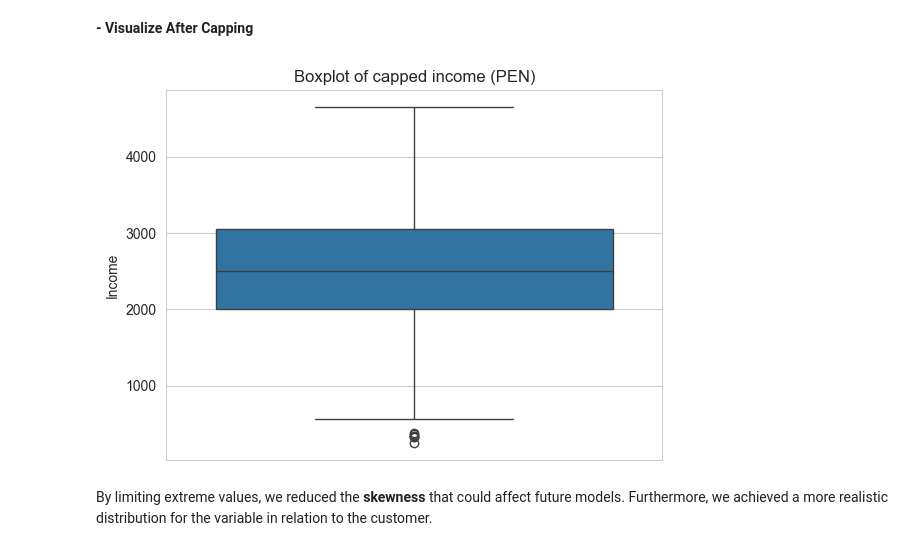
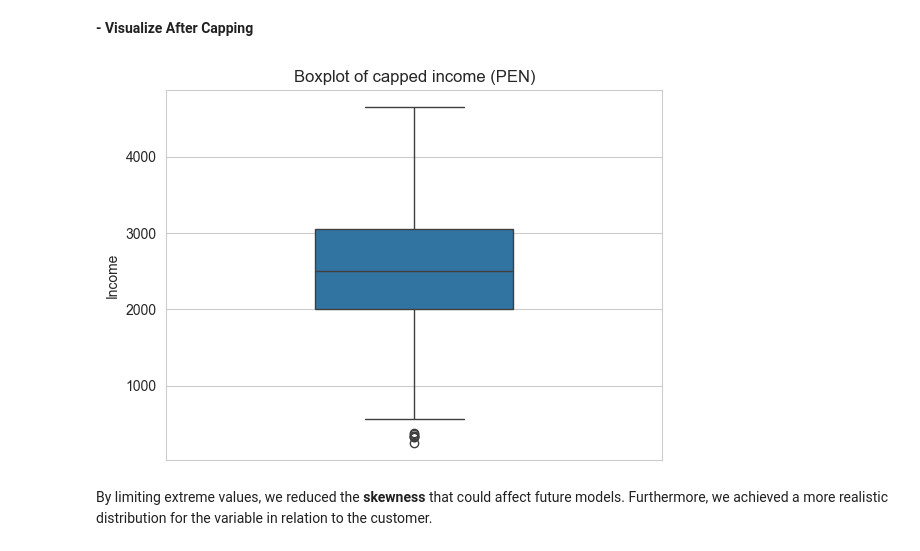
Before and after one commit to AnSebCR1705/Implementing-data-mining-topics-in-Python-and-comparing-them-to-R, a Jupyter notebook: Sessions/02_Data_Preprocessing.ipynb, the cells around one changed output. Cells and saved outputs as stored; diff of their text form; code cells hidden in the pictures.

```diff
--- a/Sessions/02_Data_Preprocessing.ipynb
+++ b/Sessions/02_Data_Preprocessing.ipynb
@@ -362,7 +362,7 @@ We clean **selected binary and categorical variables** by removing extra whitesp
 binary_vars = ["purchase_made", "discount_used", "returned_product", "satisfaction_rating"]
 
 # Change "" to NA and standarize to lowercase
-df[binary_vars] = (df[binary_vars].apply(lambda s: s.str.strip().str.lower()).replace("", pd.NA))
+df[binary_vars] = (df[binary_vars].apply(lambda s: s.str.strip().str.lower()).replace("", np.nan))
 df[binary_vars].apply(pd.unique)
 # %% [output]
 purchase_made                                                  [yes, no]
@@ -500,7 +500,7 @@ df.describe()
 In Python, you can use `where()` function accompained with `between()` method to make the apply the first step and `histplot()` from **seaborn** to visualize the graphic.
 # %%
 # Remove invalid age entries
-df['age'] = df['age'].where(df['age'].between(0,100), pd.NA)
+df['age'] = df['age'].where(df['age'].between(0,100), np.nan)
 
 # Histogram for 'Age'
 sns.set_style("whitegrid")
@@ -580,12 +580,12 @@ df['income_capped'] = np.where(df['income'] > upper_bound_income, upper_bound_in
 **- Visualize After Capping**
 # %%
 # Visualize using boxplot
-sns.boxplot(df['income_capped'].dropna())
+sns.boxplot(df['income_capped'].dropna(), width=0.4)
 plt.ylabel('Income')
 plt.title('Boxplot of capped income (PEN)')
 plt.show()
 # %% [output]
-[figure, old version]
+[figure, new version]
 # %% [markdown]
 By limiting extreme values, we reduced the **skewness** that could affect future models. Furthermore, we achieved a more realistic distribution for the variable in relation to the customer.
 # %% [markdown]
```
Also changed, not shown: parts of 32 cells of this notebook.
